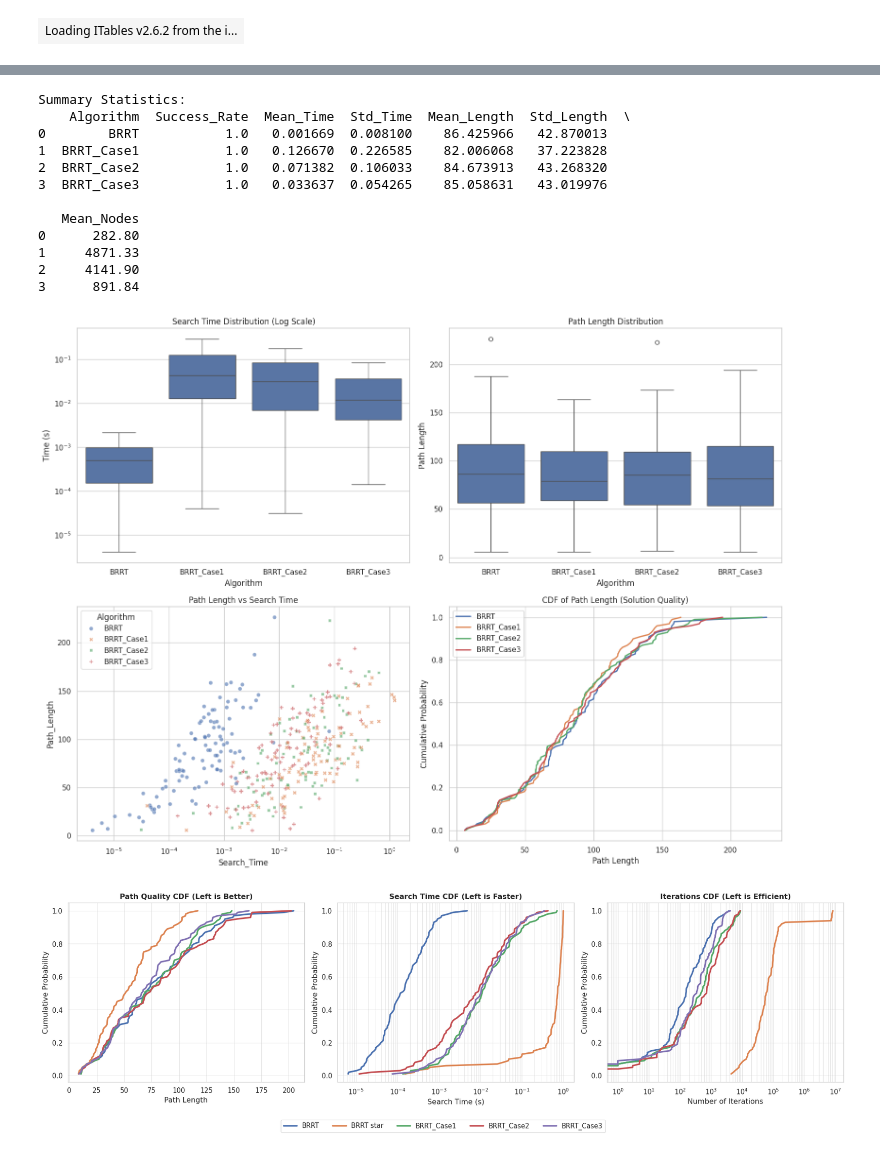
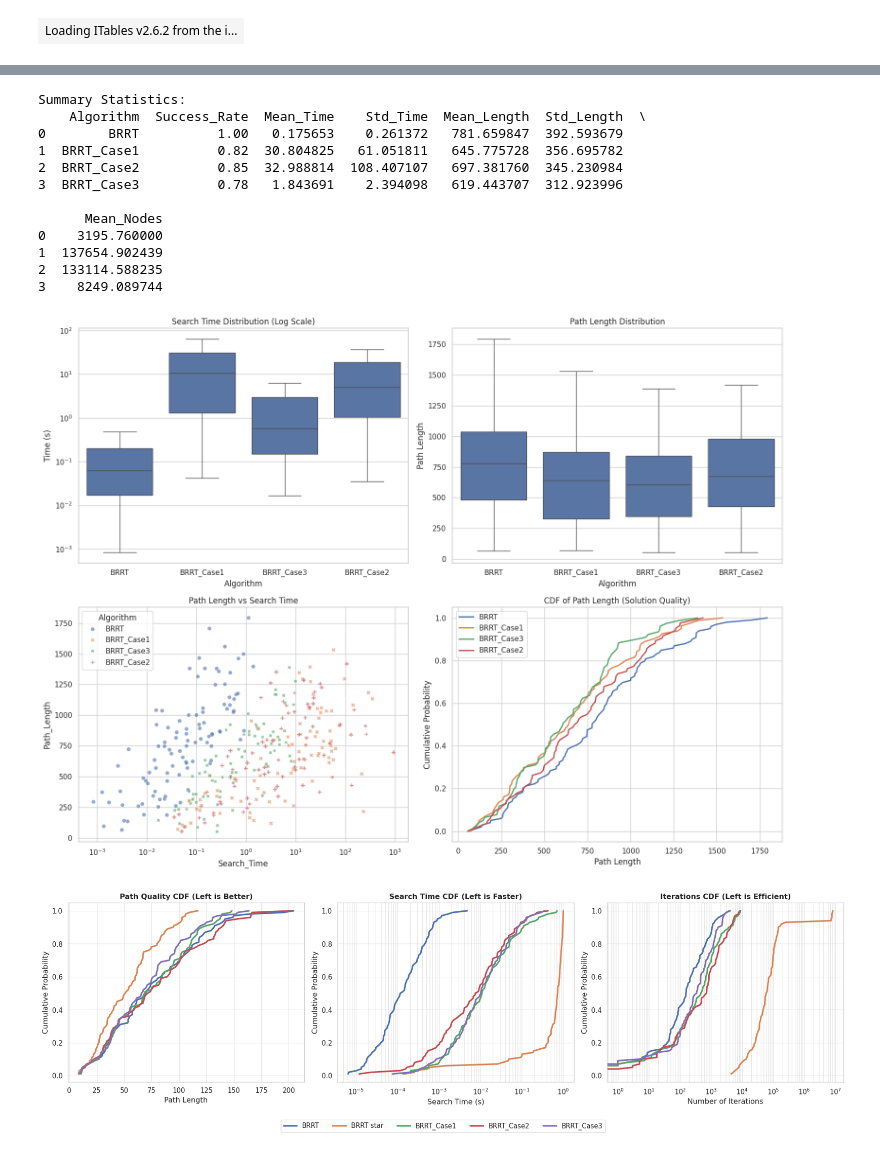
Before and after one commit to xuanloc5008/brrt_optimize, a Jupyter notebook: experiment(2).ipynb, the cells around one changed output, grey strips where cells are left out. Drawn from its saved outputs; the diff is of its cells as text; code cells hidden in the pictures.

```diff
--- a/experiment(2).ipynb
+++ b/experiment(2).ipynb
@@ -571,21 +571,21 @@ def analyze_and_plot(json_file_path):
     plt.savefig('analysis_plots.png')
     plt.show()
 # %%
-analyze_and_plot('/home/xuanloc/DACN/ICIT/brrt_optimize/eval/invert/50_1.json')
+analyze_and_plot('/eval/40.json')
 # %% [output]
 Summary Statistics:
-    Algorithm  Success_Rate  Mean_Time  Std_Time  Mean_Length  Std_Length  \
-0        BRRT           1.0   0.001669  0.008100    86.425966   42.870013
-1  BRRT_Case1           1.0   0.126670  0.226585    82.006068   37.223828
-2  BRRT_Case2           1.0   0.071382  0.106033    84.673913   43.268320
-3  BRRT_Case3           1.0   0.033637  0.054265    85.058631   43.019976
+    Algorithm  Success_Rate  Mean_Time    Std_Time  Mean_Length  Std_Length  \
+0        BRRT          1.00   0.175653    0.261372   781.659847  392.593679
+1  BRRT_Case1          0.82  30.804825   61.051811   645.775728  356.695782
+2  BRRT_Case2          0.85  32.988814  108.407107   697.381760  345.230984
+3  BRRT_Case3          0.78   1.843691    2.394098   619.443707  312.923996
 
-   Mean_Nodes
-0      282.80
-1     4871.33
-2     4141.90
-3      891.84
+      Mean_Nodes
+0    3195.760000
+1  137654.902439
+2  133114.588235
+3    8249.089744
-[figure, old version]
+[figure, new version]
 # %%
 import json
 import pandas as pd
```
Also changed, not shown: 19 other files.
